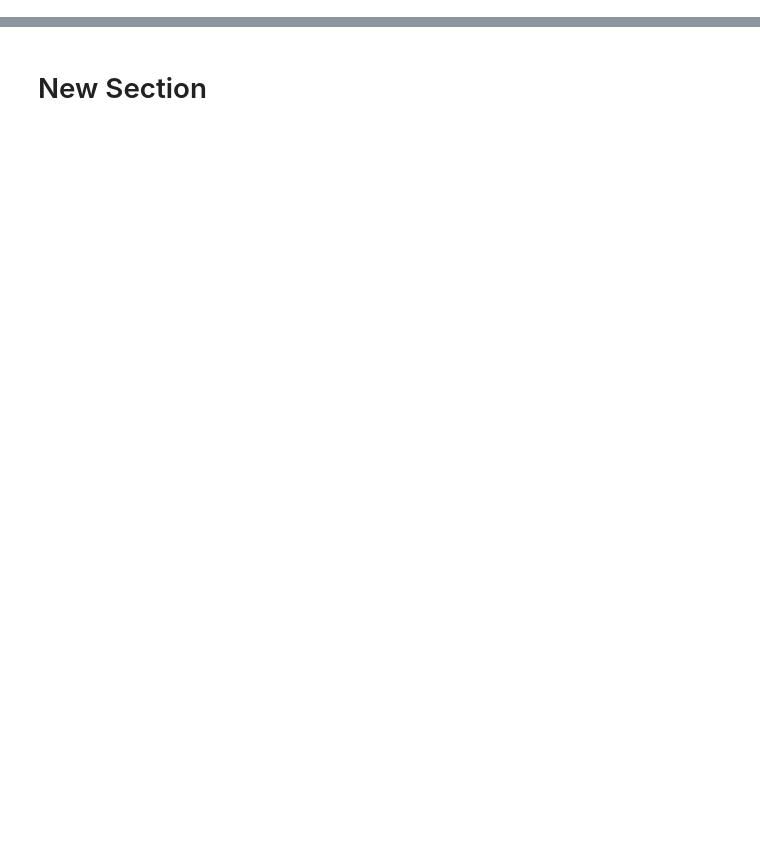
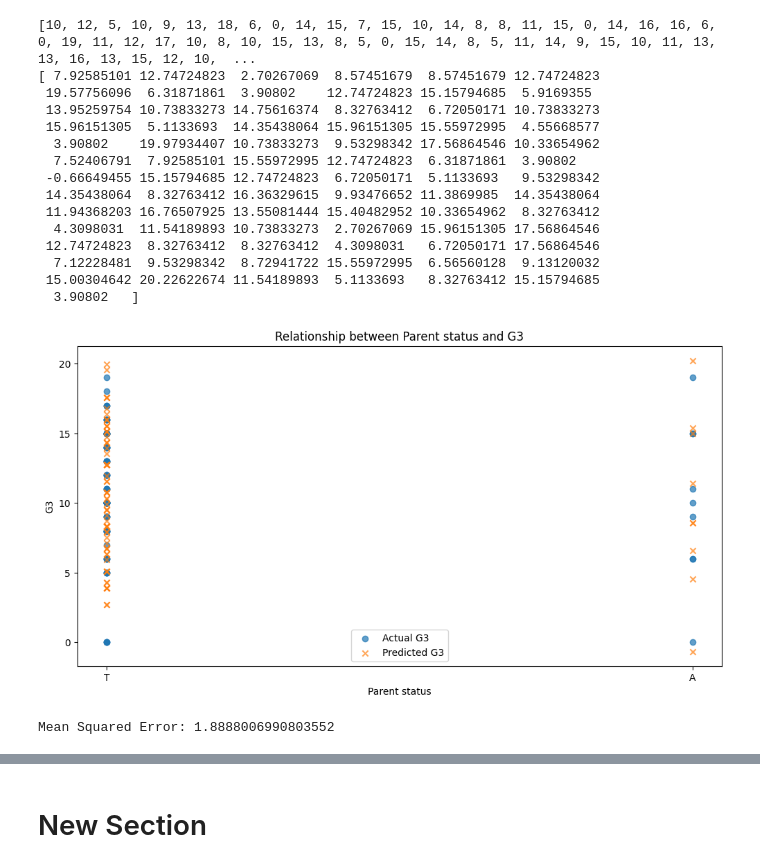
Before and after one commit to BMSaumya/Inspiher, a Jupyter notebook: saumya_taskset.ipynb, the cells around one changed output, grey strips where cells are left out. Saved outputs shown, nothing was run; the diff lists cells and outputs as text; code cells hidden in the pictures; blank space fills up the shorter version.

```diff
--- a/saumya_taskset.ipynb
+++ b/saumya_taskset.ipynb
@@ -936,0 +3,73 @@ plt.show()
+# %%
+import pandas as pd
+from sklearn.model_selection import train_test_split
+from sklearn.linear_model import LinearRegression
+import matplotlib.pyplot as plt
+
+# Load the dataset
+df = pd.read_csv('student-mat.csv')
+
+# Select relevant columns for analysis
+data = df[['Pstatus', 'G1', 'G2', 'G3']]
+
+# Calculate the mean of G1, G2, and G3 for each row using .loc
+data = data.assign(mean_G=data[['G1', 'G2', 'G3']].mean(axis=1))
+
+# One-hot encode 'Pstatus'
+data = pd.get_dummies(data, columns=['Pstatus'], drop_first=True)
+
+# Split the data into features (X) and target variable (y)
+X = data[['mean_G', 'Pstatus_T']]
+y = data['G3']
+
+# Split the data into training and testing sets
+X_train, X_test, y_train, y_test = train_test_split(X, y, test_size=0.2, random_state=42)
+
+# Train a linear regression model
+model = LinearRegression()
+model.fit(X_train, y_train)
+
+# Make predictions on the test set
+y_pred = model.predict(X_test)
+
+print(y_test.values.tolist())
+print(y_pred)
+
+# Create a DataFrame with the original 'Pstatus' and mean_G columns and predicted/actual G3 values
+plot_data = pd.DataFrame({'Parent status': df.loc[X_test.index, 'Pstatus'], 'Mean G': X_test['mean_G'], 'Actual G3': y_test.values, 'Predicted G3': y_pred})
+
+# Plot the relationship between 'Pstatus' and G3
+plt.figure(figsize=(12, 6))
+plt.scatter(plot_data['Parent status'], plot_data['Actual G3'], label='Actual G3', alpha=0.7)
+plt.scatter(plot_data['Parent status'], plot_data['Predicted G3'], label='Predicted G3', marker='x', alpha=0.7)
+plt.xlabel('Parent status')
+plt.ylabel('G3')
+plt.title('Relationship between Parent status and G3')
+plt.legend()
+plt.show()
+
+from sklearn.metrics import mean_squared_error
+# Evaluate the model
+mse = mean_squared_error(y_test, y_pred)
+
+# Evaluate the model
+mse = mean_squared_error(y_test, y_pred)
+print(f'Mean Squared Error: {mse}')
+# %% [output]
+[10, 12, 5, 10, 9, 13, 18, 6, 0, 14, 15, 7, 15, 10, 14, 8, 8, 11, 15, 0, 14, 16, 16, 6, 0, 19, 11, 12, 17, 10, 8, 10, 15, 13, 8, 5, 0, 15, 14, 8, 5, 11, 14, 9, 15, 10, 11, 13, 13, 16, 13, 15, 12, 10,  ...
+[ 7.92585101 12.74724823  2.70267069  8.57451679  8.57451679 12.74724823
+ 19.57756096  6.31871861  3.90802    12.74724823 15.15794685  5.9169355
+ 13.95259754 10.73833273 14.75616374  8.32763412  6.72050171 10.73833273
+ 15.96151305  5.1133693  14.35438064 15.96151305 15.55972995  4.55668577
+  3.90802    19.97934407 10.73833273  9.53298342 17.56864546 10.33654962
+  7.52406791  7.92585101 15.55972995 12.74724823  6.31871861  3.90802
+ -0.66649455 15.15794685 12.74724823  6.72050171  5.1133693   9.53298342
+ 14.35438064  8.32763412 16.36329615  9.93476652 11.3869985  14.35438064
+ 11.94368203 16.76507925 13.55081444 15.40482952 10.33654962  8.32763412
+  4.3098031  11.54189893 10.73833273  2.70267069 15.96151305 17.56864546
+ 12.74724823  8.32763412  8.32763412  4.3098031   6.72050171 17.56864546
+  7.12228481  9.53298342  8.72941722 15.55972995  6.56560128  9.13120032
+ 15.00304642 20.22622674 11.54189893  5.1133693   8.32763412 15.15794685
+  3.90802   ]
+[figure, added]
+Mean Squared Error: 1.8888006990803552
```
Also changed, not shown: parts of 35 cells of this notebook.
